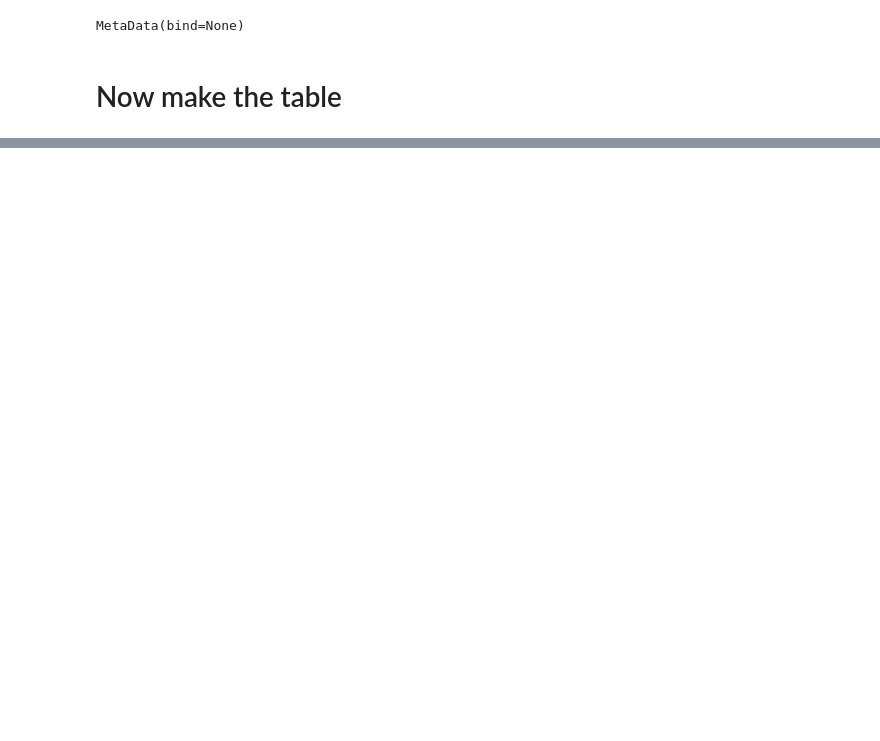
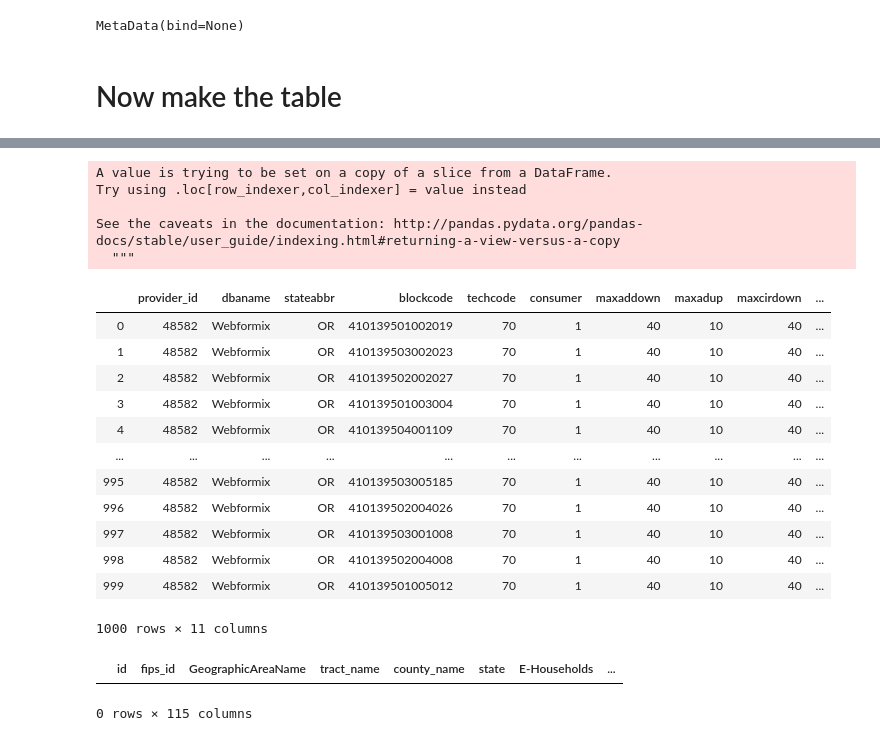
Before and after one commit to lnicholsonmesm/badass-lady-gang, a Jupyter notebook: Workspaces/Laura/LauraSQL.ipynb, the cells around one changed output, grey strips where cells are left out. Drawn from its saved outputs; the diff is of its cells as text; code cells hidden in the pictures; blank space fills up the shorter version.

```diff
--- a/Workspaces/Laura/LauraSQL.ipynb
+++ b/Workspaces/Laura/LauraSQL.ipynb
@@ -188,0 +178,3 @@ pd.df.to_sql()
+# %%
+fcc = pd.read_csv("fcc_data.csv")
+fcc
@@ -188,0 +195,38 @@ pd.df.to_sql()
+# %%
+fcc_df = fcc[['provider_id', 'dbaname', 'stateabbr', 'blockcode', 'techcode', 'consumer', 'maxaddown',
+              'maxadup', 'maxcirdown', 'maxcirup']]
+# %%
+#figure out data type
+#change data type to string
+#then:
+fcc_df2 = fcc_df
+fcc_df2["tract"] = [str(tract)[0:11] for tract in fcc_df2["blockcode"]]
+fcc_df2
+# %% [output]
+A value is trying to be set on a copy of a slice from a DataFrame.
+Try using .loc[row_indexer,col_indexer] = value instead
+
+See the caveats in the documentation: http://pandas.pydata.org/pandas-docs/stable/user_guide/indexing.html#returning-a-view-versus-a-copy
+  """
+|  | provider_id | dbaname | stateabbr | blockcode | techcode | consumer | maxaddown | maxadup | maxcirdown | ... |
+| 0 | 48582 | Webformix | OR | 410139501002019 | 70 | 1 | 40 | 10 | 40 | ... |
+| 1 | 48582 | Webformix | OR | 410139503002023 | 70 | 1 | 40 | 10 | 40 | ... |
+| 2 | 48582 | Webformix | OR | 410139502002027 | 70 | 1 | 40 | 10 | 40 | ... |
+| 3 | 48582 | Webformix | OR | 410139501003004 | 70 | 1 | 40 | 10 | 40 | ... |
+| 4 | 48582 | Webformix | OR | 410139504001109 | 70 | 1 | 40 | 10 | 40 | ... |
+| ... | ... | ... | ... | ... | ... | ... | ... | ... | ... | ... |
+| 995 | 48582 | Webformix | OR | 410139503005185 | 70 | 1 | 40 | 10 | 40 | ... |
+| 996 | 48582 | Webformix | OR | 410139502004026 | 70 | 1 | 40 | 10 | 40 | ... |
+| 997 | 48582 | Webformix | OR | 410139503001008 | 70 | 1 | 40 | 10 | 40 | ... |
+| 998 | 48582 | Webformix | OR | 410139502004008 | 70 | 1 | 40 | 10 | 40 | ... |
+| 999 | 48582 | Webformix | OR | 410139501005012 | 70 | 1 | 40 | 10 | 40 | ... |
+1000 rows × 11 columns
+# %%
+merged_df = pd.merge(df, fcc_df2, how= "left", left_on="fips_id", right_on="tract")
+#merged_df
+
+merge2 = pd.merge(df, fcc_df2, how= "inner", left_on="fips_id", right_on="tract")
+merge2
+# %% [output]
+|  | id | fips_id | GeographicAreaName | tract_name | county_name | state | E-Households | ... |
+0 rows × 115 columns
```
Also changed, not shown: parts of 14 cells of this notebook, 2 other files.
